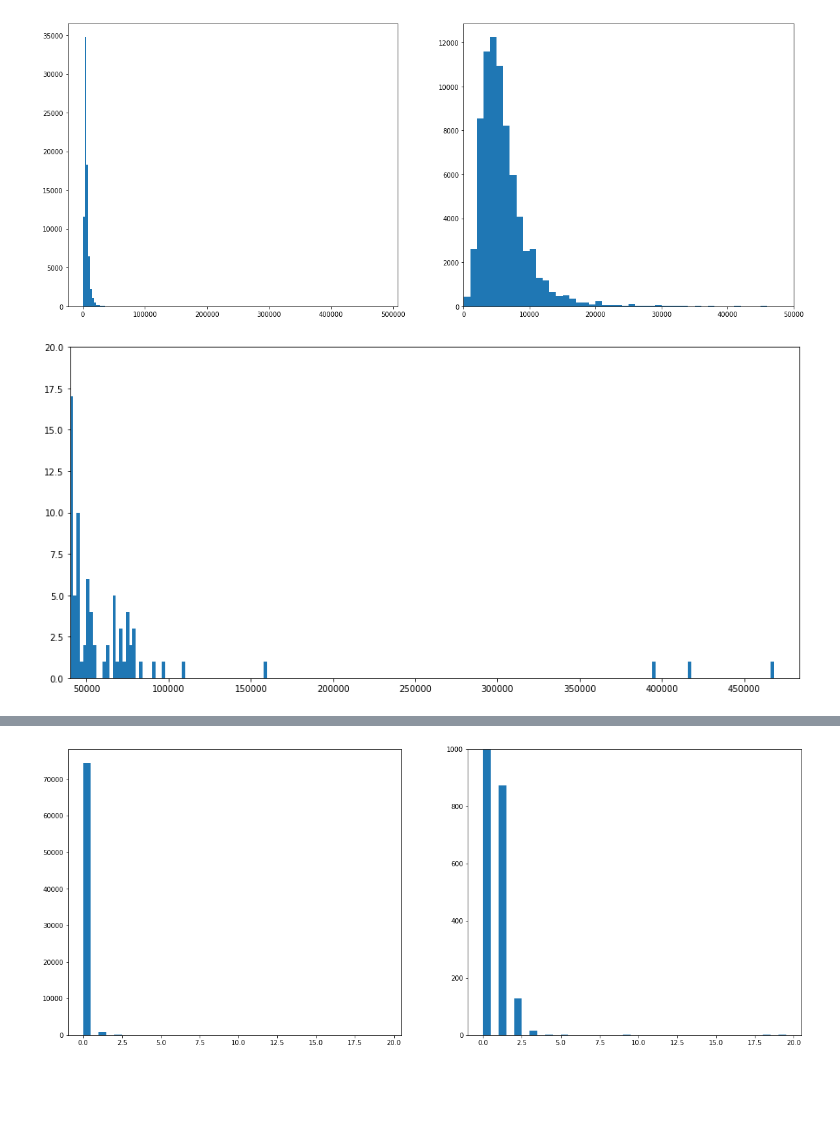
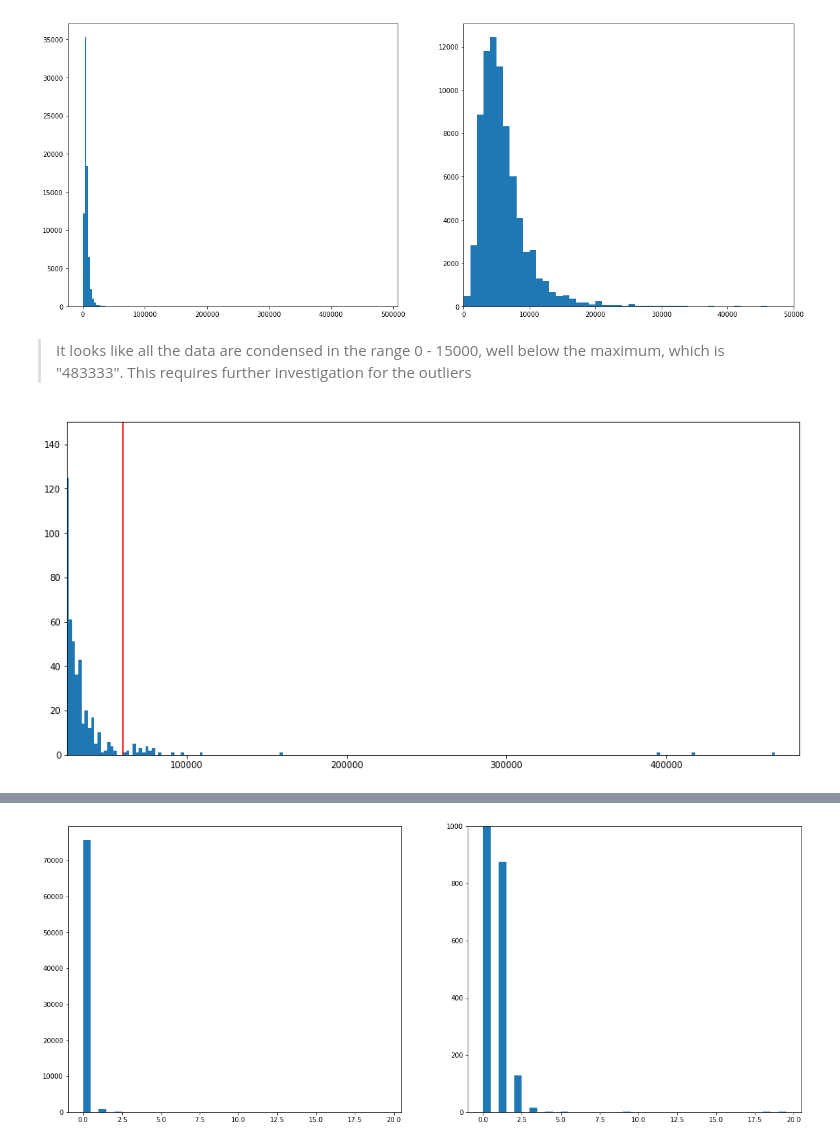
Before and after one commit to FedericoFin/ProsperLoan-Data-Visualization, a Jupyter notebook: Prosper Loan - Data Visualization.ipynb, the cells around one changed output, grey strips where cells are left out. Cells and saved outputs as stored; diff of their text form; code cells hidden in the pictures; blank space fills up the shorter version.

```diff
--- a/Prosper Loan - Data Visualization.ipynb
+++ b/Prosper Loan - Data Visualization.ipynb
@@ -368,13 +410,15 @@ plt.hist(data = LoanDataClean, x = 'StatedMonthlyIncome', bins = bin_edges);
 plt.xlim(0,50000);
 # %% [output]
 [figure]
+# %% [markdown]
+> It looks like all the data are condensed in the range 0 - 15000, well below the maximum, which is "483333". This requires further investigation for the outliers
 # %%
-# it looks like all the data are concentred well below the maximum, which is "483333", therefore this would require
-# further investigation for the outliers
+# zoom in the range 40000 - max
 plt.figure(figsize = [15, 7])
 bin_edges = np.arange(0, LoanDataClean['StatedMonthlyIncome'].max()+1, 2000)
 plt.hist(data = LoanDataClean, x = 'StatedMonthlyIncome', bins = bin_edges);
-plt.xlim(40000,LoanDataClean['StatedMonthlyIncome'].max()+1);
-plt.ylim(0,20);
+plt.xlim(25000,LoanDataClean['StatedMonthlyIncome'].max()+1);
+plt.ylim(0,150);
+plt.axvline(60000, c='red');
 # %% [output]
-[figure, old version]
+[figure, new version]
```
Also changed, not shown: parts of 76 cells of this notebook.
